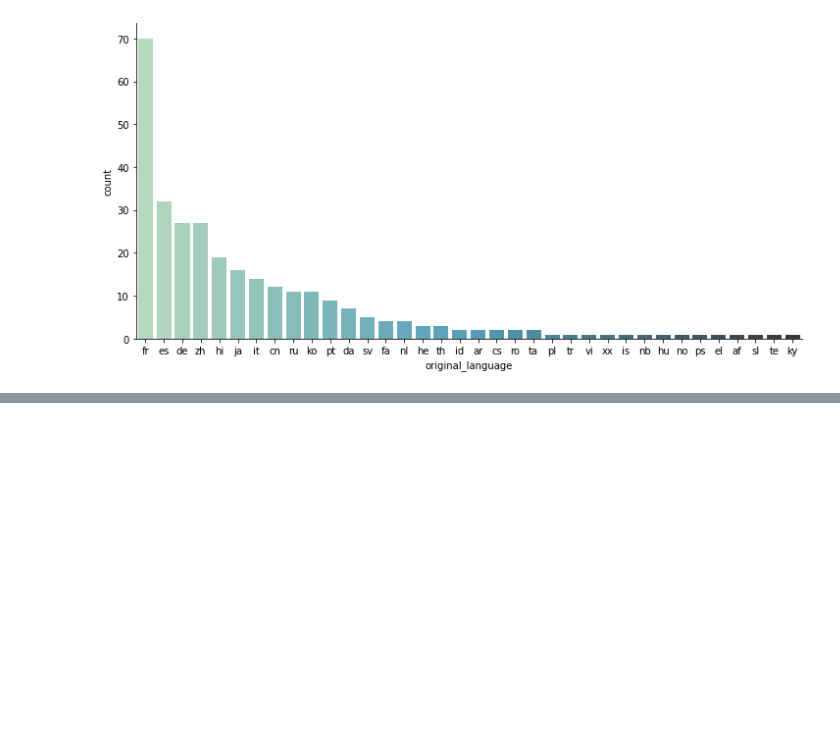
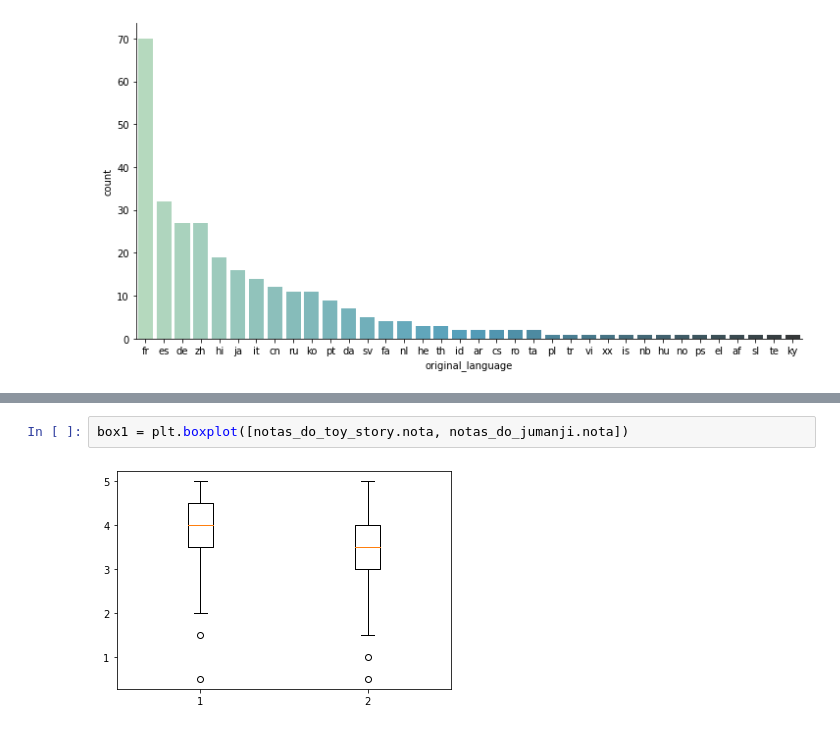
Before and after one commit to 1-aquila-1/data-science, a Jupyter notebook: 01-primeiros-passos/primeiros_passos.ipynb, the cells around one changed output, grey strips where cells are left out. Drawn from its saved outputs; the diff is of its cells as text; blank space fills up the shorter version.

```diff
--- a/01-primeiros-passos/primeiros_passos.ipynb
+++ b/01-primeiros-passos/primeiros_passos.ipynb
@@ -466,0 +524,4 @@ sns.catplot(x = "original_language", kind="count",
+# %%
+box1 = plt.boxplot([notas_do_toy_story.nota, notas_do_jumanji.nota])
+# %% [output]
+[figure, added]
```
Also changed, not shown: parts of 14 cells of this notebook.
